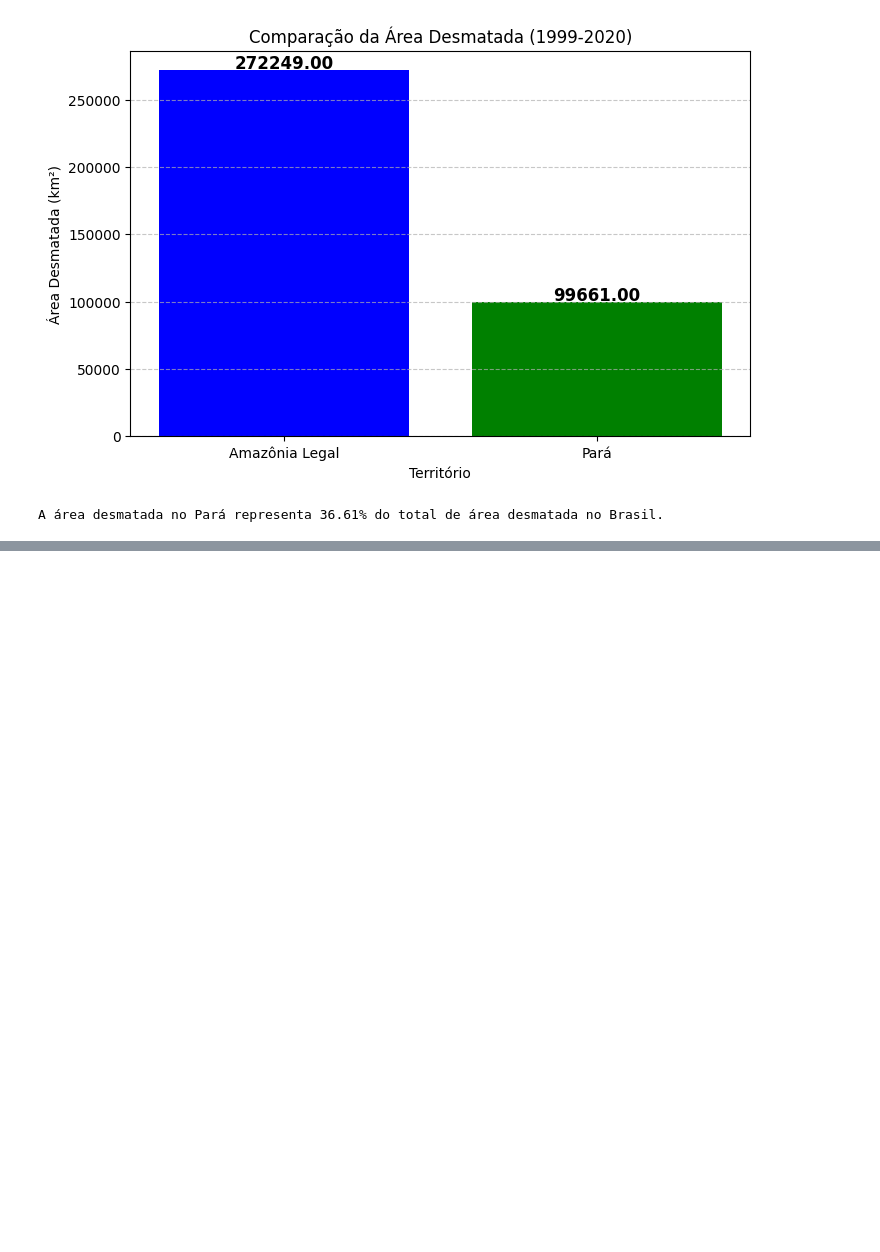
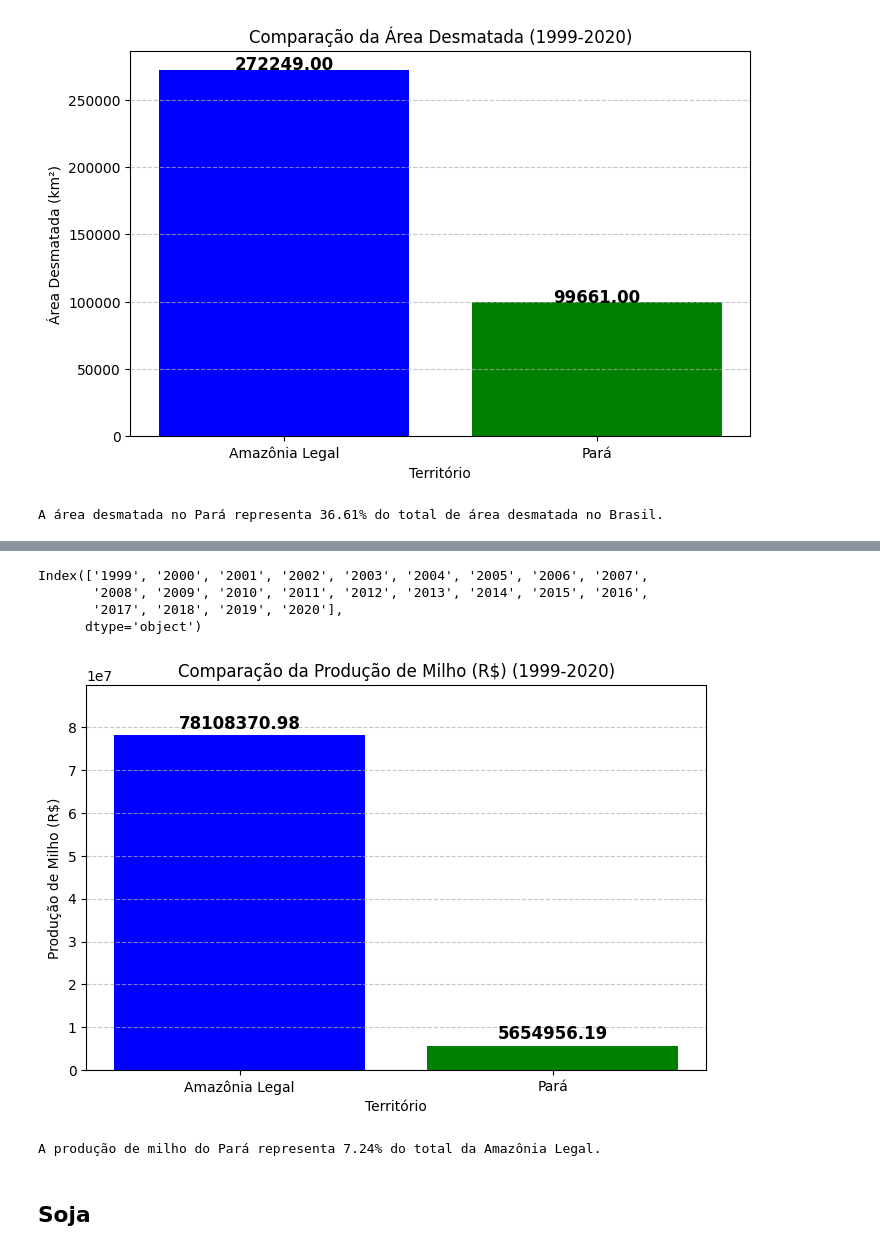
Before and after one commit to LABSensing/LabSesing-case-study, a Jupyter notebook: Impacto Econômico do Milho, Soja e Pecuária no Desmatamento no Pará/index.ipynb, the cells around one changed output, grey strips where cells are left out. Drawn from its saved outputs; the diff is of its cells as text; code cells hidden in the pictures; blank space fills up the shorter version.

```diff
--- a/Impacto Econômico do Milho, Soja e Pecuária no Desmatamento no Pará/index.ipynb
+++ b/Impacto Econômico do Milho, Soja e Pecuária no Desmatamento no Pará/index.ipynb
@@ -778,12 +800,12 @@ print(f"Total de área desmatada no Pará (1999-2020): {acumulador_para_desmatad
 Total de área desmatada no Pará (1999-2020): 99661.0 km²
 # %%
 # Obtendo os valores das funções
-total_brasil = acumulador_area_desmatada()
+total_legal = acumulador_area_desmatada()
 total_para = acumulador_para_desmatado()
 
 # Criando o histograma
 plt.figure(figsize=(8, 5))
-plt.bar(["Amazônia Legal", "Pará"], [total_brasil, total_para], color=["blue", "green"])
+plt.bar(["Amazônia Legal", "Pará"], [total_legal, total_para], color=["blue", "green"])
 
 # Adicionando rótulos e título
 plt.xlabel("Território")
@@ -792,8 +814,8 @@ plt.title("Comparação da Área Desmatada (1999-2020)")
 plt.grid(axis="y", linestyle="--", alpha=0.7)
 
 # Exibir os valores exatos em cada barra
-for i, valor in enumerate([total_brasil, total_para]):
-    plt.text(i, valor + 1000, f"{valor:.2f}", ha="center", fontsize=12, fontweight="bold")
+for i, valor in enumerate([total_legal, total_para]):
+    plt.text(i, valor, f"{valor:.2f}", ha="center", fontsize=12, fontweight="bold")
 
 plt.show()
 # %% [output]
@@ -812,0 +841,2 @@ A área desmatada no Pará representa 36.61% do total de área desmatada no Bras
+# %%
+df_milho = pd.read_excel("./Producao-Milhos/Produção - milho(R$).xls")
@@ -812,0 +855,7 @@ A área desmatada no Pará representa 36.61% do total de área desmatada no Bras
+# %%
+df_colunas_milhos.columns
+# %% [output]
+Index(['1999', '2000', '2001', '2002', '2003', '2004', '2005', '2006', '2007',
+       '2008', '2009', '2010', '2011', '2012', '2013', '2014', '2015', '2016',
+       '2017', '2018', '2019', '2020'],
+      dtype='object')
@@ -812,0 +874,51 @@ A área desmatada no Pará representa 36.61% do total de área desmatada no Bras
+# %%
+def acumulador_milho_para():
+    para = ['Pará']
+     # Filtra apenas os estados da Amazônia
+    df_milho_filtrado = df_milho[df_milho['Estado'].isin(para)]
+
+    # Soma a produção de milho de 1999 a 2020
+    df_milho_estados = df_milho_filtrado.loc[:, '1999':'2020']
+
+    return df_milho_estados.sum()
+# %%
+
+# Calculando os totais
+total_legal_milho = acumulador_milho_amazonia().sum()  # Soma total da Amazônia Legal
+total_para_milho = acumulador_milho_para().sum()       # Soma total do Pará
+
+
+# Dados para o histograma
+territorios = ["Amazônia Legal", "Pará"]
+producao_milho = [total_legal_milho, total_para_milho]
+
+# Criando o histograma
+plt.figure(figsize=(8, 5))  # Define o tamanho da figura
+bars = plt.bar(territorios, producao_milho, color=["blue", "green"])  # Cria as barras
+
+# Adicionando rótulos e título
+plt.xlabel("Território")
+plt.ylabel("Produção de Milho (R$)")
+plt.title("Comparação da Produção de Milho (R$) (1999-2020)")
+plt.grid(axis="y", linestyle="--", alpha=0.7)  # Adiciona uma grade horizontal
+
+# Exibir os valores exatos em cada barra
+for bar, valor in zip(bars, producao_milho):
+    height = bar.get_height()  # Altura da barra
+    # Ajusta a posição do texto para evitar sobreposição com o título
+    text_y = height + (0.02 * max(producao_milho))  # Posição Y (baseada no valor máximo)
+    plt.text(
+        bar.get_x() + bar.get_width() / 2,  # Posição X (centro da barra)
+        text_y,                             # Posição Y (ajustada para evitar sobreposição)
+        f"{valor:.2f}",                     # Valor formatado
+        ha="center",                        # Alinhamento horizontal
+        fontsize=12,                        # Tamanho da fonte
+        fontweight="bold"                   # Peso da fonte
+    )
+
+# Ajusta os limites do eixo Y para garantir que o texto caiba
+
+plt.ylim(0, max(producao_milho) * 1.15)  # Aumenta o limite superior em 15%
+plt.show()
+# %% [output]
+[figure, added]
@@ -812,0 +928,8 @@ A área desmatada no Pará representa 36.61% do total de área desmatada no Bras
+# %%
+
+# Exibindo o resultado
+print(f"A produção de milho do Pará representa {proporcao_para_milho:.2f}% do total da Amazônia Legal.")
+# %% [output]
+A produção de milho do Pará representa 7.24% do total da Amazônia Legal.
+# %% [markdown]
+## Soja
```
Also changed, not shown: parts of 32 cells of this notebook, 1 other file.
